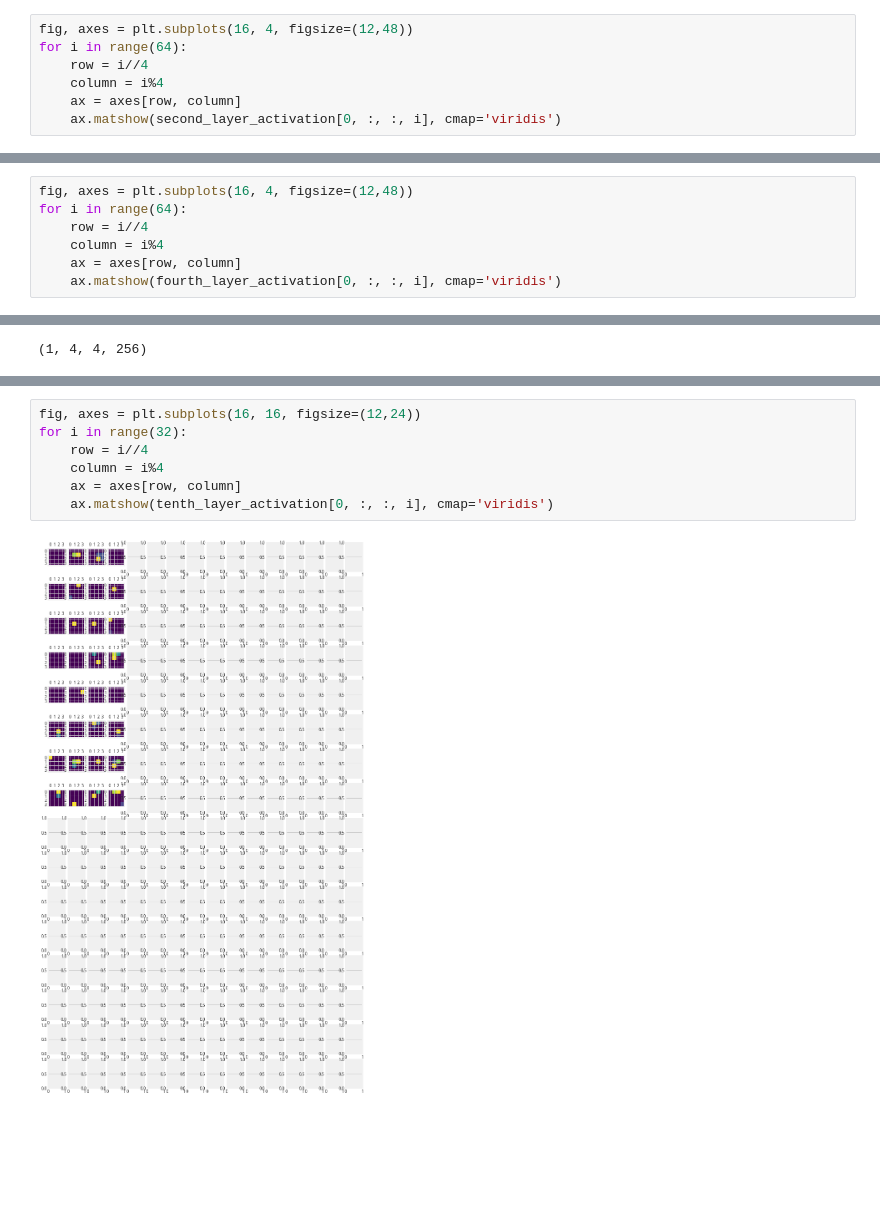
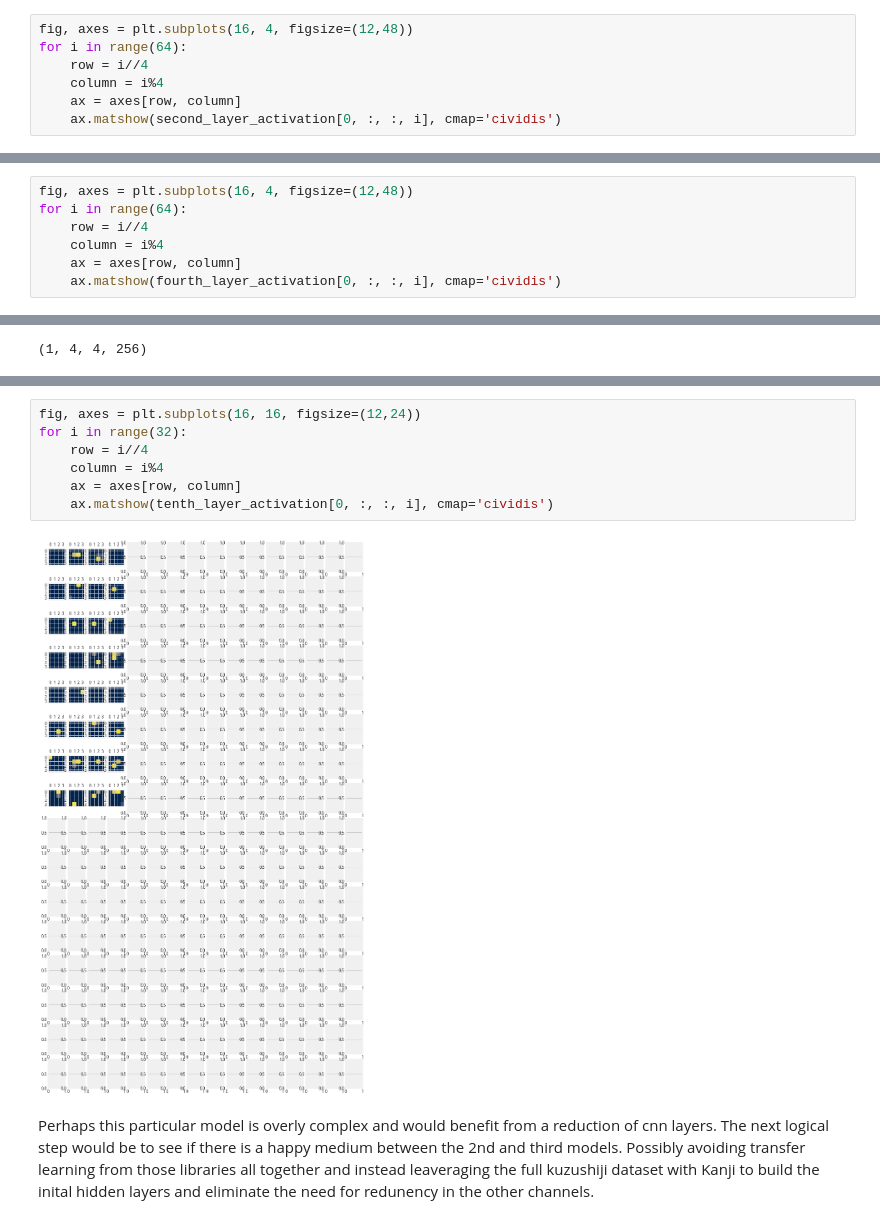
Before and after one commit to coreyryanhanson/japanese_text_classifiers, a Jupyter notebook: project_notebook.ipynb, the cells around one changed output, grey strips where cells are left out. Drawn from its saved outputs; the diff is of its cells as text; blank space fills up the shorter version.

```diff
--- a/project_notebook.ipynb
+++ b/project_notebook.ipynb
@@ -479,5 +482,5 @@ for i in range(64):
     row = i//4
     column = i%4
     ax = axes[row, column]
-    ax.matshow(second_layer_activation[0, :, :, i], cmap='viridis')
+    ax.matshow(second_layer_activation[0, :, :, i], cmap='cividis')
 # %% [output]
@@ -493,5 +498,5 @@ for i in range(64):
     row = i//4
     column = i%4
     ax = axes[row, column]
-    ax.matshow(fourth_layer_activation[0, :, :, i], cmap='viridis')
+    ax.matshow(fourth_layer_activation[0, :, :, i], cmap='cividis')
 # %% [output]
@@ -504,9 +511,11 @@ print(tenth_layer_activation.shape)
 # %%
 fig, axes = plt.subplots(16, 16, figsize=(12,24))
 for i in range(32):
     row = i//4
     column = i%4
     ax = axes[row, column]
-    ax.matshow(tenth_layer_activation[0, :, :, i], cmap='viridis')
+    ax.matshow(tenth_layer_activation[0, :, :, i], cmap='cividis')
 # %% [output]
-[figure, old version]
+[figure, new version]
+# %% [markdown]
+Perhaps this particular model is overly complex and would benefit from a reduction of cnn layers. The next logical step would be to see if there is a happy medium between the 2nd and third models. Possibly avoiding transfer learning from those libraries all together and instead leaveraging the full kuzushiji dataset with Kanji to build the inital hidden layers and eliminate the need for redunency in the other channels.
```
Also changed, not shown: parts of 25 cells of this notebook.
